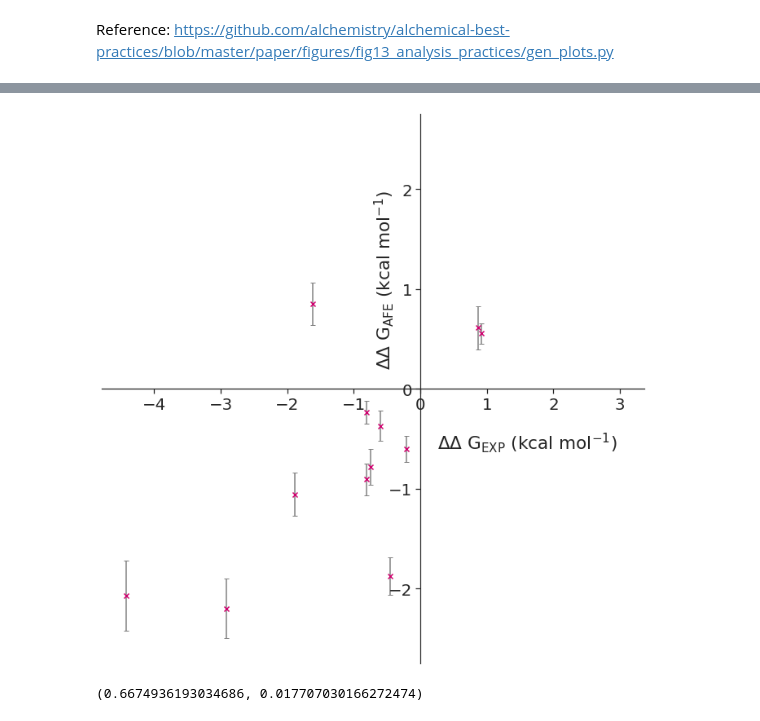
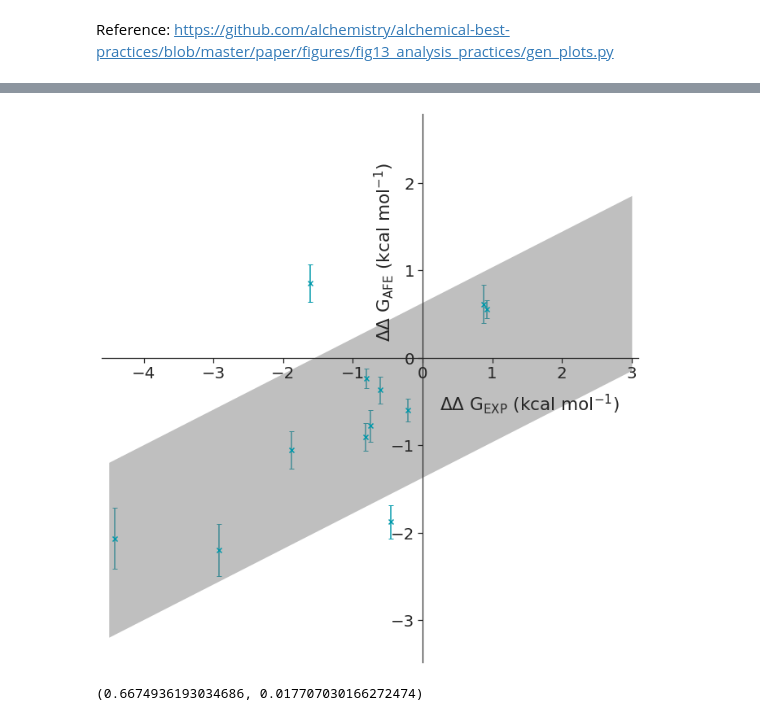
Before and after one commit to jasmin-guven/first_year_project, a Jupyter notebook: execution_model/scripts/correlation.ipynb, the cells around one changed output, grey strips where cells are left out. Saved outputs shown, nothing was run; the diff lists cells and outputs as text; code cells hidden in the pictures.

Commit message:
wip pm 1 kcal mol plot

```diff
--- a/execution_model/scripts/correlation.ipynb
+++ b/execution_model/scripts/correlation.ipynb
@@ -95,28 +115,36 @@ cl_dict
 # %%
 fig = plt.figure(figsize=(10, 10))
 ax = fig.add_subplot()
 sns.set(context="notebook", palette="colorblind", style="ticks", font_scale=1.8)
-ax.scatter(ddg_exp, ddg_afe, marker="x", color="#D0006F")
+ax.scatter(ddg_exp, ddg_afe, marker="x", color="#0099AB")
 ax.scatter(3, 2.5, s=0)
 (_, caps, _) = ax.errorbar(ddg_exp,
                             ddg_afe,
-                            color="gray",
+                            color="#0099AB",
                             yerr=afe_err,
                             capsize=3,
                             linestyle="",
                             zorder=-1)
 
-# ax.fill_between(np.asarray(cl_dict["exp_mean"]), np.asarray(cl_dict["afe_mean"]) + cl_dict["upper_limit"], cl_dict["afe_mean"] - cl_dict["lower_limit"])
+plt.fill_between([-4.5,3],
+                 [min(ddg_afe)+1.0, max(ddg_afe)+1.0],
+                 [min(ddg_afe)-1.0, max(ddg_afe)-1.0],
+                 color="grey",
+                 alpha=0.5,
+                 zorder=-1,
+                 linewidth=0,
+                 label=r"$\pm$ 1 kcal mol$^{-1}$")
 ax.spines["left"].set_position("zero")
 ax.spines["bottom"].set_position("zero")
 ax.spines["right"].set_linewidth(0.0)
 ax.spines["top"].set_linewidth(0.0)
+ax.set_xlim(-4.6, 3.1)
 ax.text(0.25, -0.6, s=r"$\Delta\Delta$ G$_{\mathrm{EXP}}$ (kcal mol$^{-1}$)")
 ax.text(-0.725, 0.25, s=r"$\Delta\Delta$ G$_{\mathrm{AFE}}$ (kcal mol$^{-1}$)", rotation="vertical")
 fig.tight_layout()
 fig.savefig("../../plots/free_energy/correlation.pdf")
 # %% [output]
-[figure, old version]
+[figure, new version]
 # %%
 pearson_r = scipy.stats.pearsonr(ddg_exp, ddg_afe)
 pearson_r
```
Also changed, not shown: parts of 9 cells of this notebook, 1 other file.
